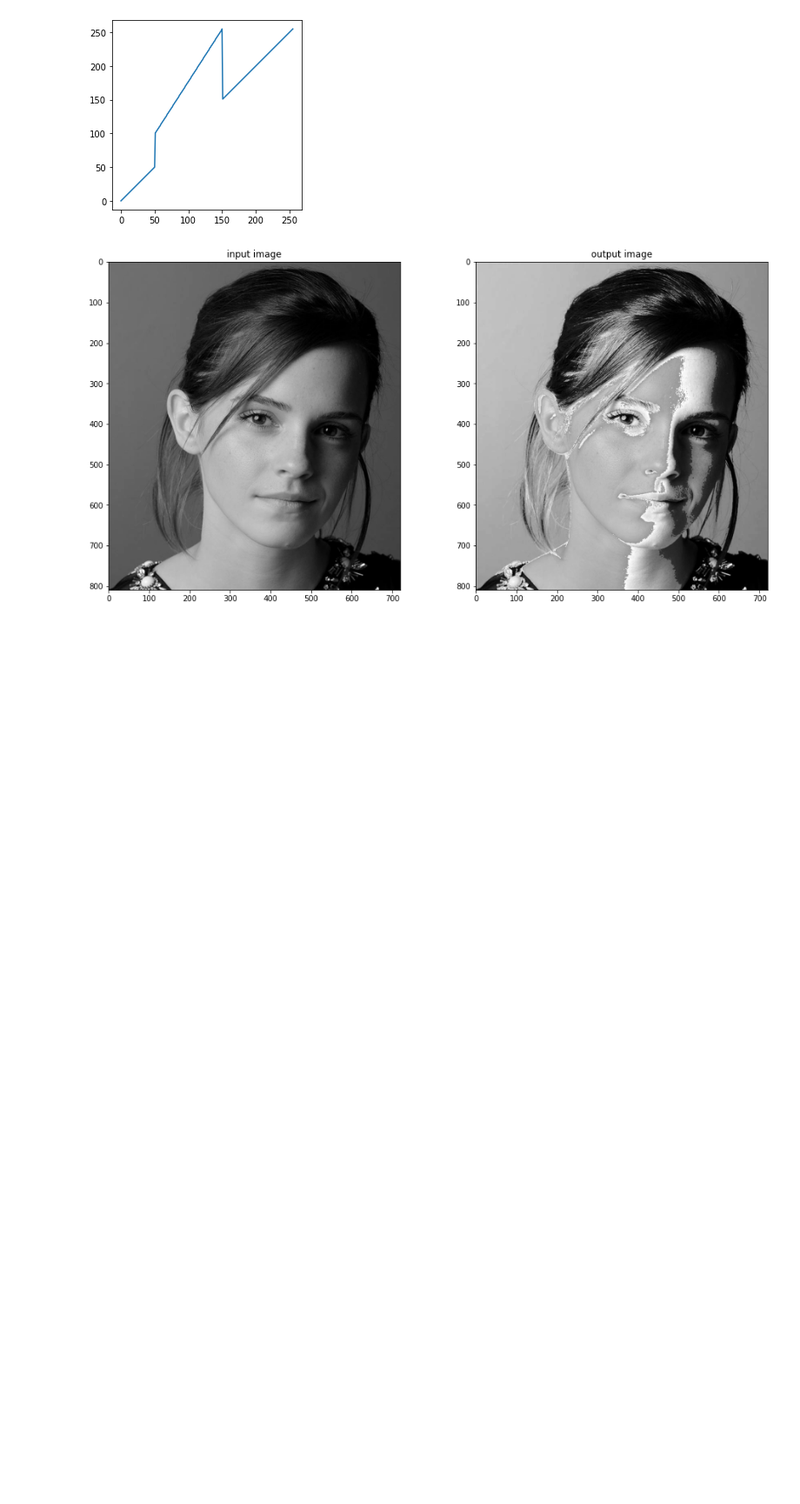
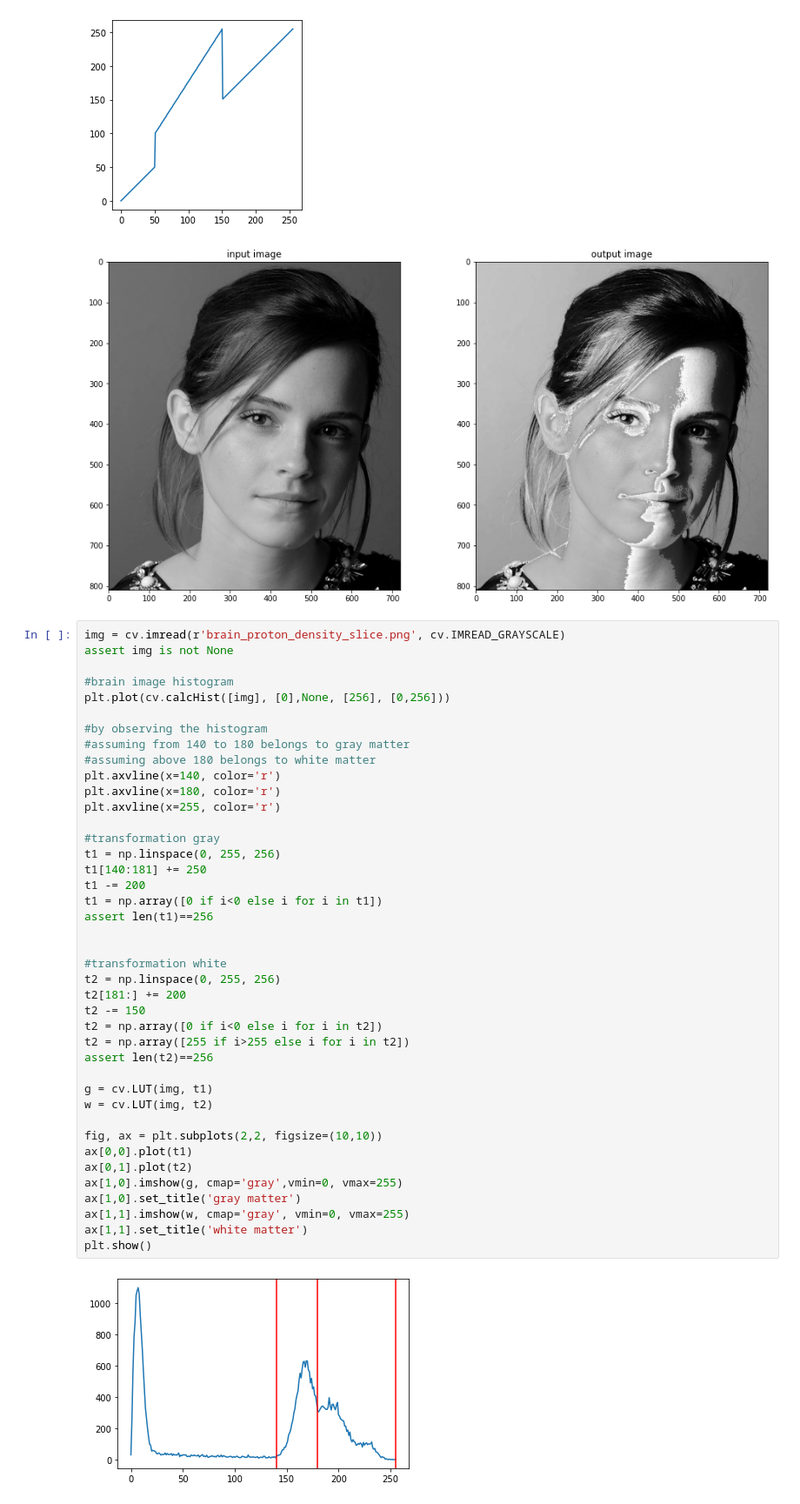
Before and after one commit to Loshanan/Image-processing, a Jupyter notebook: assignment_1.ipynb, the cells around one changed output. Shown at 87% size. Drawn from its saved outputs; the diff is of its cells as text; blank space fills up the shorter version.

```diff
--- a/assignment_1.ipynb
+++ b/assignment_1.ipynb
@@ -32,3 +32,46 @@ plt.show()
 # %% [output]
 [figure]
 [figure]
+# %%
+img = cv.imread(r'brain_proton_density_slice.png', cv.IMREAD_GRAYSCALE)
+assert img is not None
+
+#brain image histogram
+plt.plot(cv.calcHist([img], [0],None, [256], [0,256]))
+
+#by observing the histogram
+#assuming from 140 to 180 belongs to gray matter
+#assuming above 180 belongs to white matter
+plt.axvline(x=140, color='r')
+plt.axvline(x=180, color='r')
+plt.axvline(x=255, color='r')
+
+#transformation gray
+t1 = np.linspace(0, 255, 256)
+t1[140:181] += 250
+t1 -= 200
+t1 = np.array([0 if i<0 else i for i in t1])
+assert len(t1)==256
+
+
+#transformation white
+t2 = np.linspace(0, 255, 256)
+t2[181:] += 200
+t2 -= 150
+t2 = np.array([0 if i<0 else i for i in t2])
+t2 = np.array([255 if i>255 else i for i in t2])
+assert len(t2)==256
+
+g = cv.LUT(img, t1)
+w = cv.LUT(img, t2)
+
+fig, ax = plt.subplots(2,2, figsize=(10,10))
+ax[0,0].plot(t1)
+ax[0,1].plot(t2)
+ax[1,0].imshow(g, cmap='gray',vmin=0, vmax=255)
+ax[1,0].set_title('gray matter')
+ax[1,1].imshow(w, cmap='gray', vmin=0, vmax=255)
+ax[1,1].set_title('white matter')
+plt.show()
+# %% [output]
+[figure, added]
```
Also changed, not shown: parts of 1 cell of this notebook.
